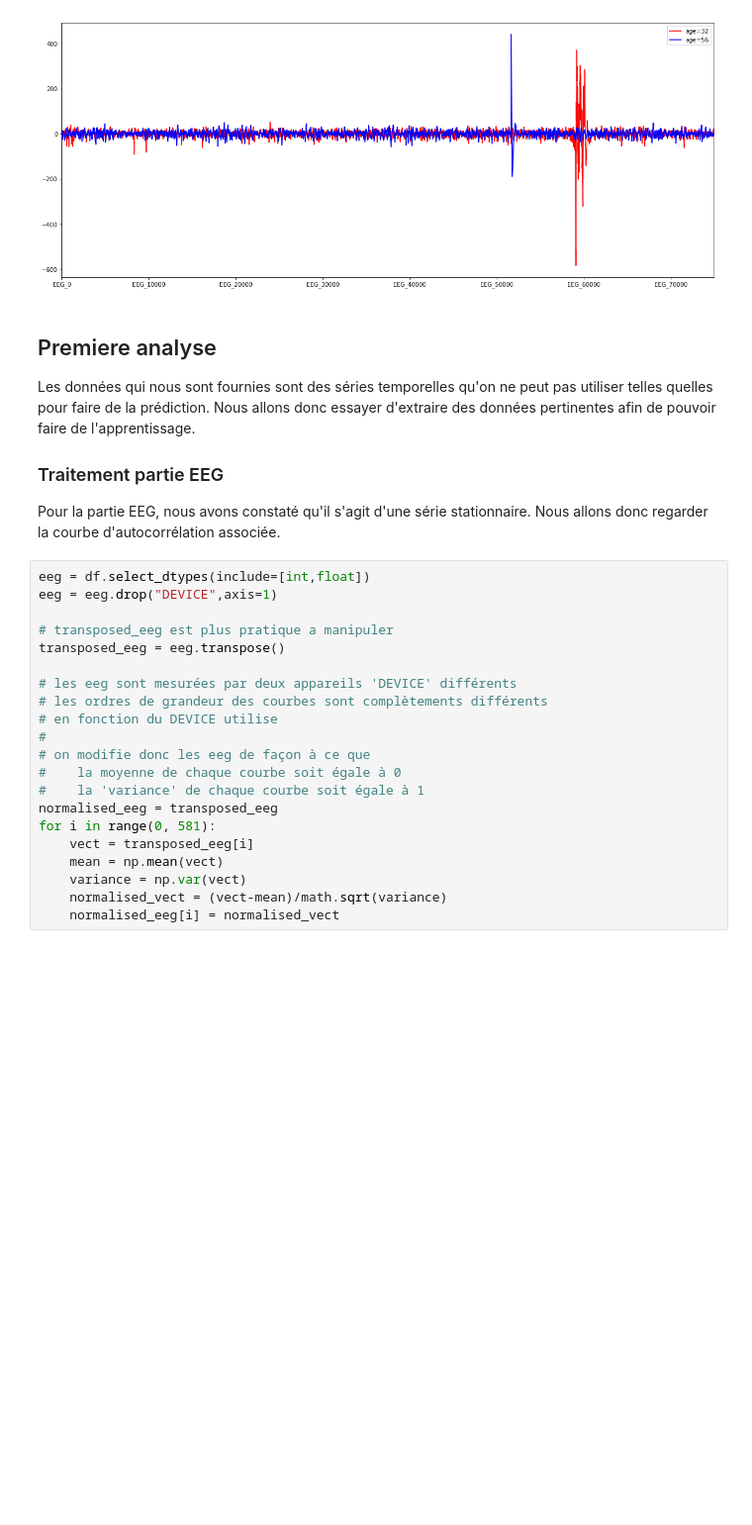
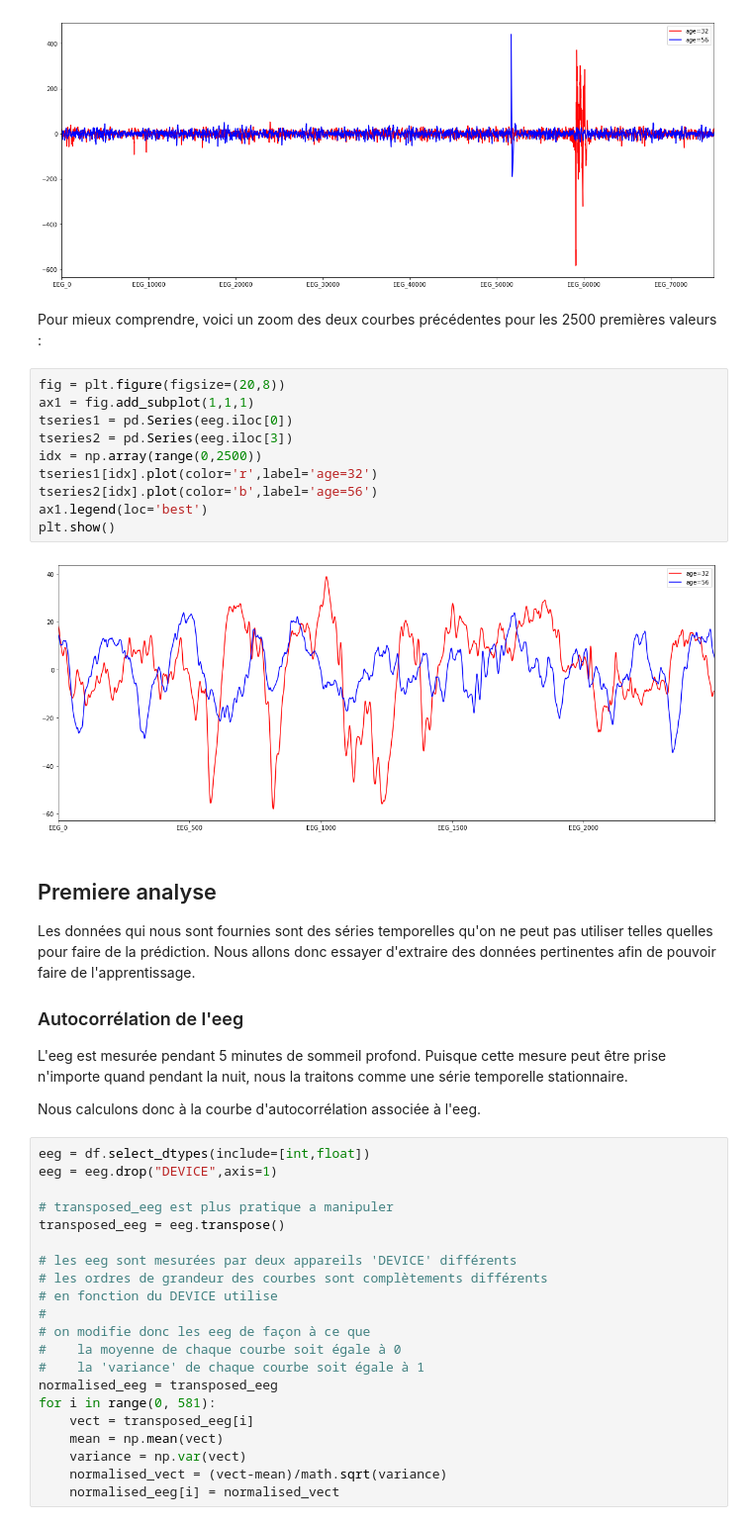
Before and after one commit to thlevy/Rythm_MachineLearning, a Jupyter notebook: Projet Rythm.ipynb, the cells around one changed output. Shown at 99% size. Cells and saved outputs as stored; diff of their text form; blank space fills up the shorter version.

```diff
--- a/Projet Rythm.ipynb
+++ b/Projet Rythm.ipynb
@@ -103,14 +115,29 @@ ax1.legend(loc='best')
 plt.show()
 # %% [output]
 [figure]
+# %% [markdown]
+Pour mieux comprendre, voici un zoom des deux courbes précédentes pour les 2500 premières valeurs :
+# %%
+fig = plt.figure(figsize=(20,8))
+ax1 = fig.add_subplot(1,1,1)
+tseries1 = pd.Series(eeg.iloc[0])
+tseries2 = pd.Series(eeg.iloc[3])
+idx = np.array(range(0,2500))
+tseries1[idx].plot(color='r',label='age=32')
+tseries2[idx].plot(color='b',label='age=56')
+ax1.legend(loc='best')
+plt.show()
+# %% [output]
+[figure, added]
 # %% [markdown]
 ## Premiere analyse
 Les données qui nous sont fournies sont des séries temporelles qu'on ne peut pas utiliser telles quelles pour faire de la prédiction.
 Nous allons donc essayer d'extraire des données pertinentes afin de pouvoir faire de l'apprentissage.
 
-### Traitement partie EEG
-Pour la partie EEG, nous avons constaté qu'il s'agit d'une série stationnaire.
-Nous allons donc regarder la courbe d'autocorrélation associée.
+### Autocorrélation de l'eeg
+L'eeg est mesurée pendant 5 minutes de sommeil profond. Puisque cette mesure peut être prise n'importe quand pendant la nuit, nous la traitons comme une série temporelle stationnaire.
+
+Nous calculons donc à la courbe d'autocorrélation associée à l'eeg.
 # %%
 eeg = df.select_dtypes(include=[int,float])
 eeg = eeg.drop("DEVICE",axis=1)
```
Also changed, not shown: parts of 28 cells of this notebook.
